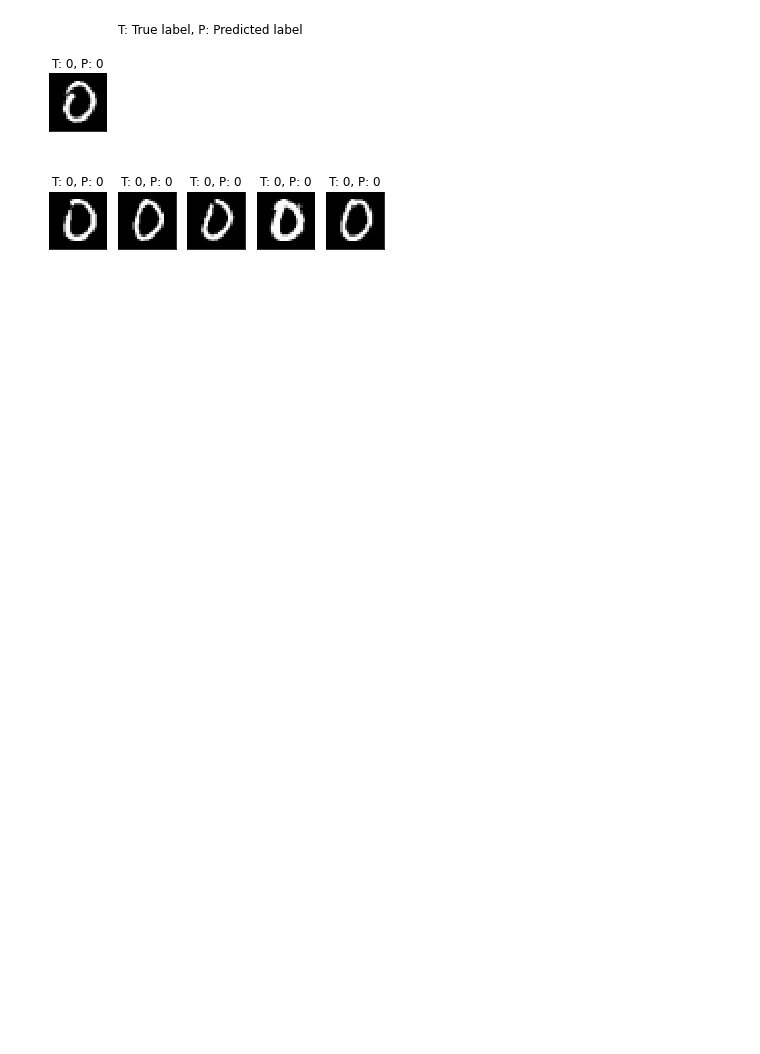
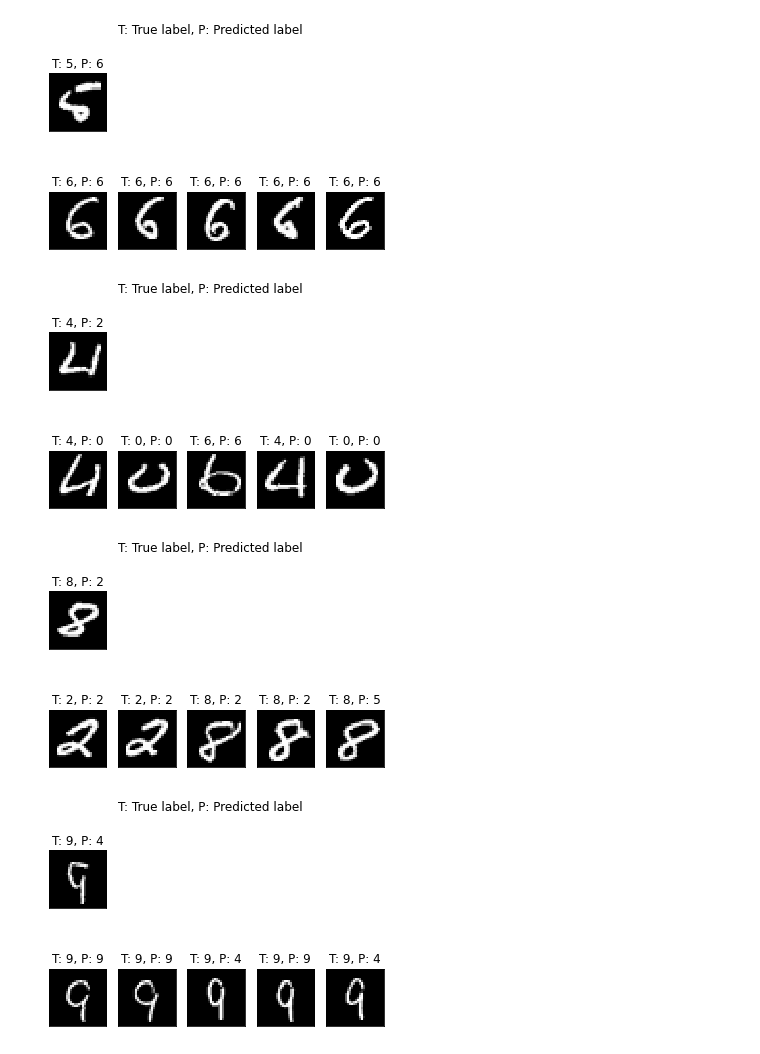
Before and after one commit to mathysgrapotte/deepexplain, a Jupyter notebook: SimilarInputs/SimilarInputs.ipynb, the cells around one changed output. Cells and saved outputs as stored; diff of their text form; code cells hidden in the pictures; blank space fills up the shorter version.

Commit message:
Updated intro text, added ocomments, removed Boston stuff, made the method start with misclassified examples

```diff
--- a/SimilarInputs/SimilarInputs.ipynb
+++ b/SimilarInputs/SimilarInputs.ipynb
@@ -129,7 +0,0 @@ with torch.no_grad(): # disable gradients to make computations faster
-# %%
-# https://discuss.pytorch.org/t/k-nearest-neighbor-in-pytorch/59695
-number_of_examples = 5
-distances = torch.norm(train_activation - test_activation[0:1], dim=1, p=None)
-knn = distances.topk(number_of_examples, largest=False)
-print(X_train[knn.indices[0]])
-print(X_test[0])
@@ -323,0 +216,9 @@ with torch.no_grad():
+# %%
+# Record the activations of all test examples
+full_test_dataset_loader = torch.utils.data.DataLoader(test_dataset, batch_size=len(test_dataset))
+with torch.no_grad():
+  activations = None
+  test_images, test_labels = next(iter(full_test_dataset_loader))
+  test_predictions = network(test_images).data.max(dim=1)[1]
+  test_activations = activations
+  print(test_images.shape, test_labels.shape, test_predictions.shape, test_activations.shape)
@@ -323,0 +227,4 @@ with torch.no_grad():
+# %%
+# Find the first 4 images that were misclassified
+misclassification_indices = (test_predictions - test_labels).nonzero(as_tuple=True)[0].tolist()
+test_indices = misclassification_indices[0:4]
@@ -324,21 +238,31 @@ with torch.no_grad():
 # %%
-number_of_examples = 5
-distances = torch.norm(train_activation - test_activation, dim=1, p=None)
-knn = distances.topk(number_of_examples, largest=False)
+# For the first 4 misclassifications:
+for test_idx in test_indices:
+  # Find the closest examples
+  number_of_examples = 5
+  differences = train_activations - test_activations[test_idx:test_idx+1] # Take all train activations and subtract the test image's activation
+  distances = torch.norm(differences, dim=1, p=None) # Do the squared sum of all values
+  knn = distances.topk(number_of_examples, largest=False).indices # Get the indices of the smallest distances
+  # print('Smallest distances indices: ', knn.tolist())
+  # print('Smallest distances: ', distances.index_select(0, knn).tolist())
 
-fig = plt.figure()
-plt.tight_layout()
-plt.subplot(2,5,1)
-plt.imshow(test_image[0][0], cmap='gray', interpolation='none')
-plt.title("T: {}, P: {}".format(test_target, test_prediction))
-plt.xticks([])
-plt.yticks([])
-for i in range(5):
-  plt.subplot(2,5,i+6)
-  plt.imshow(train_images[knn.indices[i]][0], cmap='gray', interpolation='none')
-  plt.title("T: {}, P: {}".format(int(train_targets[knn.indices[i]].item()), int(train_predictions[knn.indices[i]].item())))
+  # Draw the test image and the most similar training images
+  fig = plt.figure()
+  fig.suptitle("T: True label, P: Predicted label");
+  plt.tight_layout()
+  plt.subplot(2,number_of_examples,1)
+  plt.imshow(test_images[test_idx][0], cmap='gray', interpolation='none')
+  plt.title("T: {}, P: {}".format(test_labels[test_idx], test_predictions[test_idx]))
   plt.xticks([])
   plt.yticks([])
-fig.suptitle("T: True label, P: Predicted label");
+  for i in range(number_of_examples):
+    plt.subplot(2,number_of_examples,i+1+number_of_examples)
+    plt.imshow(train_images[knn[i]][0], cmap='gray', interpolation='none')
+    plt.title("T: {}, P: {}".format(int(train_labels[knn[i]].item()), int(train_predictions[knn[i]].item())))
+    plt.xticks([])
+    plt.yticks([])
 # %% [output]
-[figure, old version]
+[figure, new version]
+[figure, added]
+[figure, added]
+[figure, added]
```
Also changed, not shown: parts of 17 cells of this notebook.
